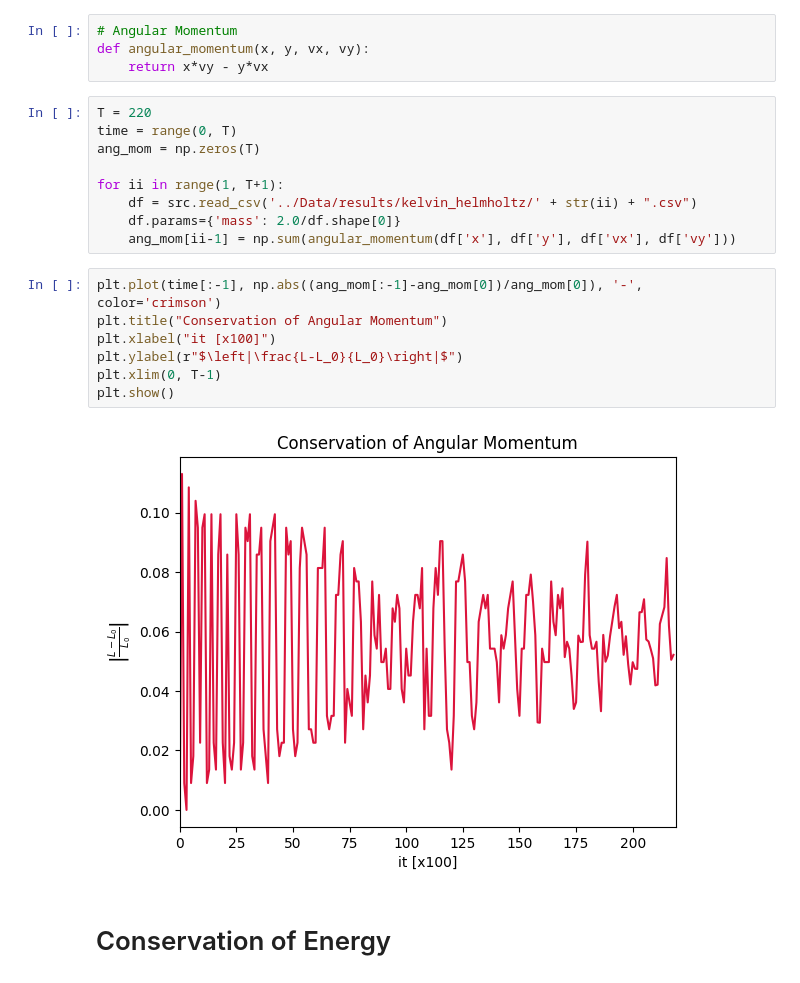
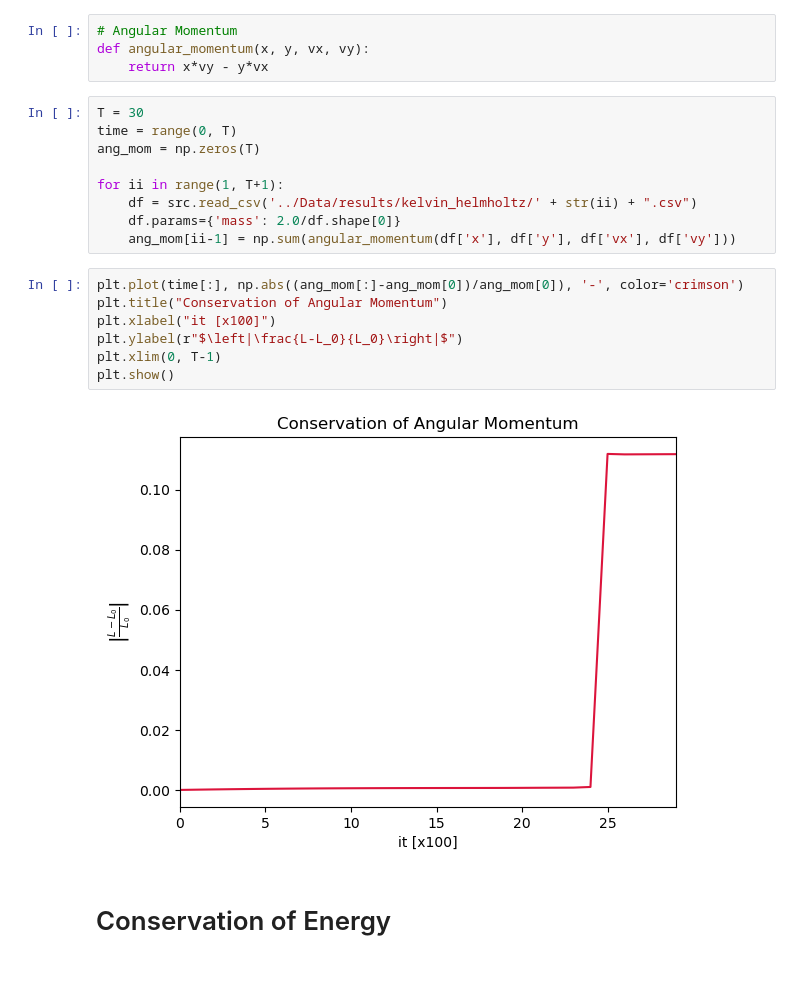
Before and after one commit to JackNarvaez/Rusph, a Jupyter notebook: Temp_Plots/Plots_kelvin_helmholtz.ipynb, the cells around one changed output. Drawn from its saved outputs; the diff is of its cells as text.

```diff
--- a/Temp_Plots/Plots_kelvin_helmholtz.ipynb
+++ b/Temp_Plots/Plots_kelvin_helmholtz.ipynb
@@ -61,7 +61,7 @@ plt.show()
 def angular_momentum(x, y, vx, vy):
     return x*vy - y*vx
 # %%
-T = 220
+T = 30
 time = range(0, T)
 ang_mom = np.zeros(T)
 
@@ -70,14 +70,14 @@ for ii in range(1, T+1):
     df.params={'mass': 2.0/df.shape[0]}
     ang_mom[ii-1] = np.sum(angular_momentum(df['x'], df['y'], df['vx'], df['vy']))
 # %%
-plt.plot(time[:-1], np.abs((ang_mom[:-1]-ang_mom[0])/ang_mom[0]), '-', color='crimson')
+plt.plot(time[:], np.abs((ang_mom[:]-ang_mom[0])/ang_mom[0]), '-', color='crimson')
 plt.title("Conservation of Angular Momentum")
 plt.xlabel("it [x100]")
 plt.ylabel(r"$\left|\frac{L-L_0}{L_0}\right|$")
 plt.xlim(0, T-1)
 plt.show()
 # %% [output]
-[figure, old version]
+[figure, new version]
 # %% [markdown]
 # Conservation of Energy
 # %%
```
Also changed, not shown: parts of 5 cells of this notebook, 9 other files.
